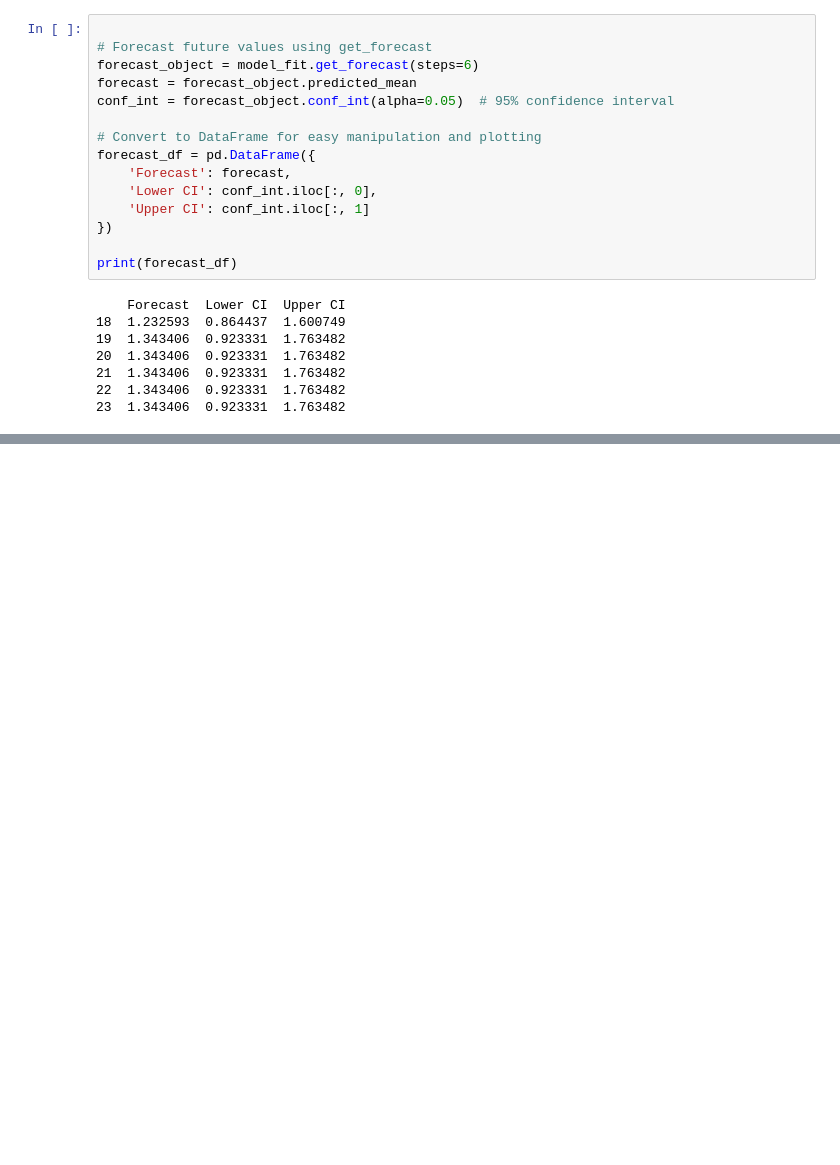
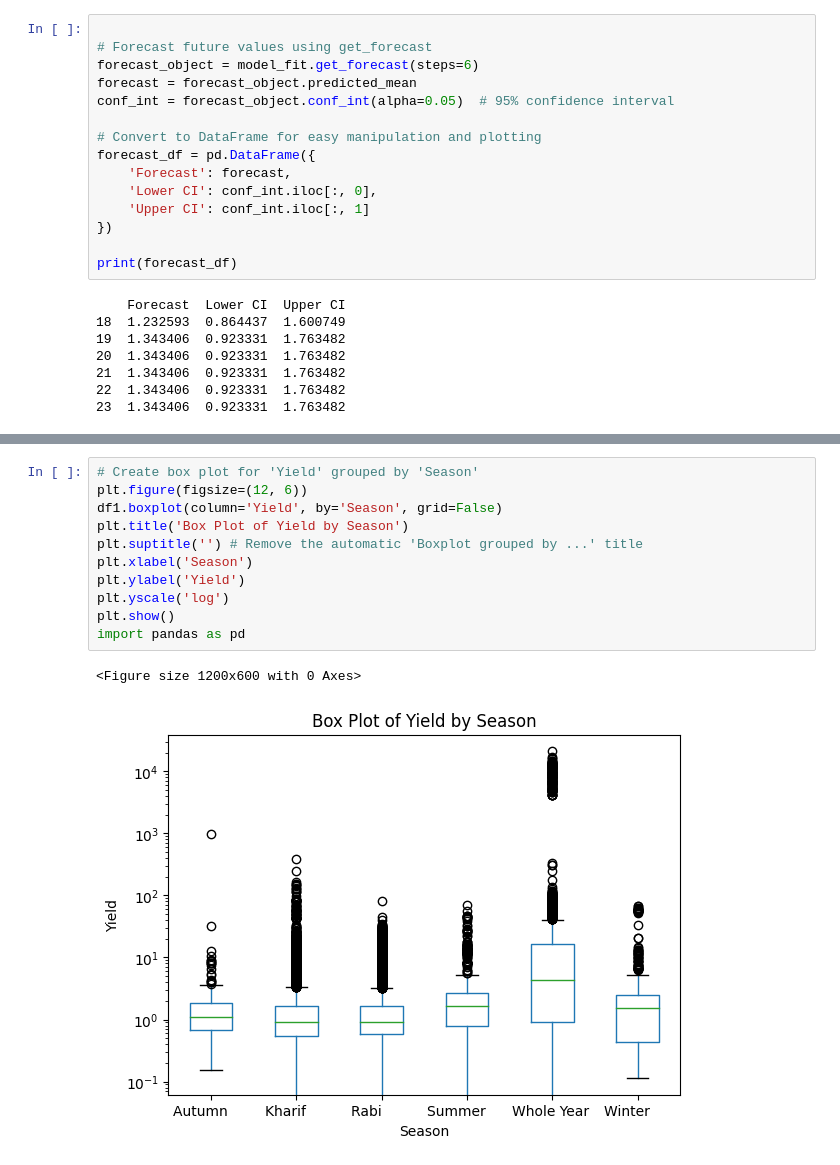
Before and after one commit to haritanair/Time-Series-Analysis_Agricultural-Dataset, a Jupyter notebook: MSc_project_Haritha.ipynb, the cells around one changed output, grey strips where cells are left out. Drawn from its saved outputs; the diff is of its cells as text; blank space fills up the shorter version.

```diff
--- a/MSc_project_Haritha.ipynb
+++ b/MSc_project_Haritha.ipynb
@@ -772,0 +849,14 @@ print(forecast_df)
+# %%
+# Create box plot for 'Yield' grouped by 'Season'
+plt.figure(figsize=(12, 6))
+df1.boxplot(column='Yield', by='Season', grid=False)
+plt.title('Box Plot of Yield by Season')
+plt.suptitle('') # Remove the automatic 'Boxplot grouped by ...' title
+plt.xlabel('Season')
+plt.ylabel('Yield')
+plt.yscale('log')
+plt.show()
+import pandas as pd
+# %% [output]
+<Figure size 1200x600 with 0 Axes>
+[figure, added]
```
Also changed, not shown: parts of 14 cells of this notebook.
